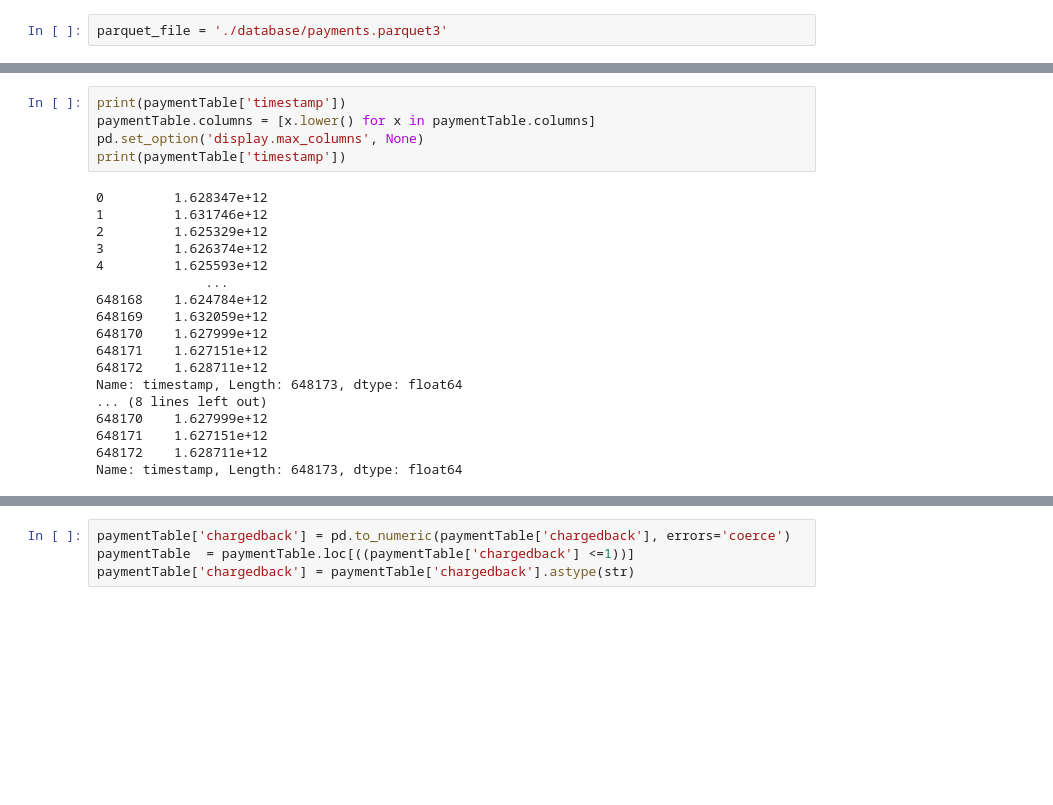
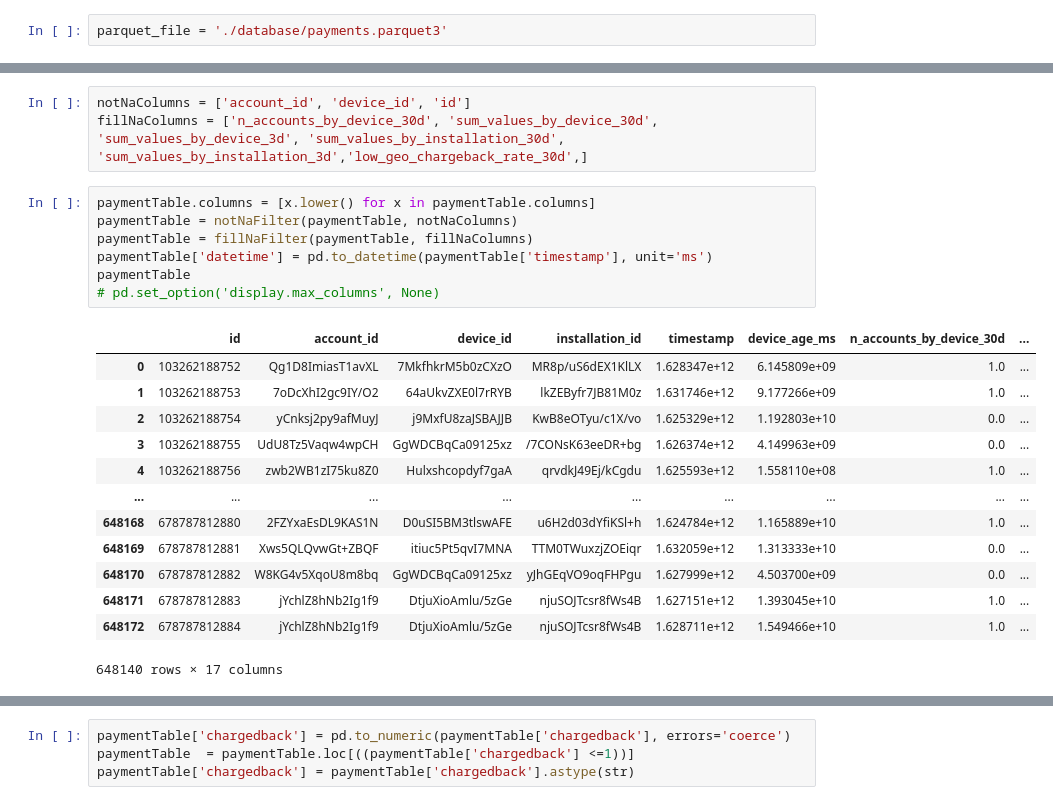
Before and after one commit to brunofariasdeo/projeto-incognia, a Jupyter notebook: Project - Payment.ipynb, the cells around one changed output, grey strips where cells are left out. Drawn from its saved outputs; the diff is of its cells as text; blank space fills up the shorter version.

```diff
--- a/Project - Payment.ipynb
+++ b/Project - Payment.ipynb
@@ -25,23 +124,24 @@ paymentTable
+# %%
+notNaColumns = ['account_id', 'device_id', 'id']
+fillNaColumns = ['n_accounts_by_device_30d', 'sum_values_by_device_30d', 'sum_values_by_device_3d', 'sum_values_by_installation_30d', 'sum_values_by_installation_3d','low_geo_chargeback_rate_30d',]
 # %%
-print(paymentTable['timestamp'])
 paymentTable.columns = [x.lower() for x in paymentTable.columns]
-pd.set_option('display.max_columns', None)
-print(paymentTable['timestamp'])
+paymentTable = notNaFilter(paymentTable, notNaColumns)
+paymentTable = fillNaFilter(paymentTable, fillNaColumns)
+paymentTable['datetime'] = pd.to_datetime(paymentTable['timestamp'], unit='ms')
+paymentTable
+# pd.set_option('display.max_columns', None)
 # %% [output]
+|  | id | account_id | device_id | installation_id | timestamp | device_age_ms | n_accounts_by_device_30d | ... |
+| 0 | 103262188752 | Qg1D8ImiasT1avXL | 7MkfhkrM5b0zCXzO | MR8p/uS6dEX1KlLX | 1.628347e+12 | 6.145809e+09 | 1.0 | ... |
+| 1 | 103262188753 | 7oDcXhI2gc9IY/O2 | 64aUkvZXE0l7rRYB | lkZEByfr7JB81M0z | 1.631746e+12 | 9.177266e+09 | 1.0 | ... |
+| 2 | 103262188754 | yCnksj2py9afMuyJ | j9MxfU8zaJSBAJJB | KwB8eOTyu/c1X/vo | 1.625329e+12 | 1.192803e+10 | 0.0 | ... |
+| 3 | 103262188755 | UdU8Tz5Vaqw4wpCH | GgWDCBqCa09125xz | /7CONsK63eeDR+bg | 1.626374e+12 | 4.149963e+09 | 0.0 | ... |
+| 4 | 103262188756 | zwb2WB1zI75ku8Z0 | Hulxshcopdyf7gaA | qrvdkJ49Ej/kCgdu | 1.625593e+12 | 1.558110e+08 | 1.0 | ... |
+| ... | ... | ... | ... | ... | ... | ... | ... | ... |
+| 648168 | 678787812880 | 2FZYxaEsDL9KAS1N | D0uSI5BM3tlswAFE | u6H2d03dYfiKSl+h | 1.624784e+12 | 1.165889e+10 | 1.0 | ... |
+| 648169 | 678787812881 | Xws5QLQvwGt+ZBQF | itiuc5Pt5qvI7MNA | TTM0TWuxzjZOEiqr | 1.632059e+12 | 1.313333e+10 | 0.0 | ... |
+| 648170 | 678787812882 | W8KG4v5XqoU8m8bq | GgWDCBqCa09125xz | yJhGEqVO9oqFHPgu | 1.627999e+12 | 4.503700e+09 | 0.0 | ... |
+| 648171 | 678787812883 | jYchlZ8hNb2Ig1f9 | DtjuXioAmlu/5zGe | njuSOJTcsr8fWs4B | 1.627151e+12 | 1.393045e+10 | 1.0 | ... |
+| 648172 | 678787812884 | jYchlZ8hNb2Ig1f9 | DtjuXioAmlu/5zGe | njuSOJTcsr8fWs4B | 1.628711e+12 | 1.549466e+10 | 1.0 | ... |
-0         1.628347e+12
-1         1.631746e+12
-2         1.625329e+12
-3         1.626374e+12
-4         1.625593e+12
-              ...
-648168    1.624784e+12
-648169    1.632059e+12
-648170    1.627999e+12
-648171    1.627151e+12
-648172    1.628711e+12
-Name: timestamp, Length: 648173, dtype: float64
-... (8 lines left out)
-648170    1.627999e+12
-648171    1.627151e+12
-648172    1.628711e+12
-Name: timestamp, Length: 648173, dtype: float64
+648140 rows × 17 columns
```
Also changed, not shown: parts of 16 cells of this notebook.
